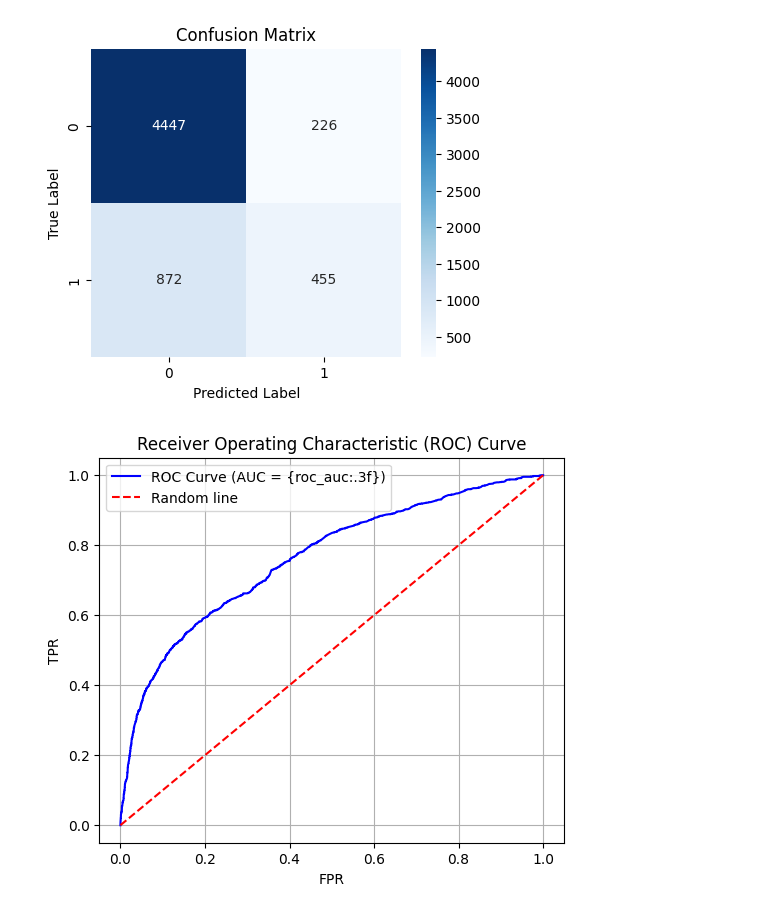
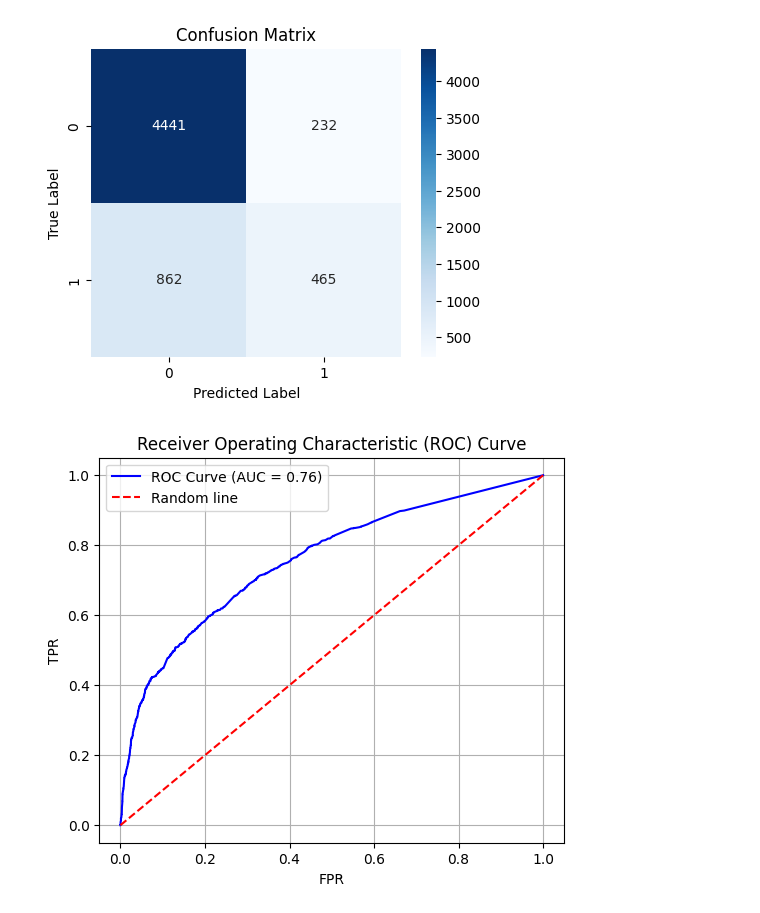
Before and after one commit to kanika-07cs/Task16-15.10.25-, a Jupyter notebook: Task.ipynb, the cells around one changed output. Cells and saved outputs as stored; diff of their text form; code cells hidden in the pictures.

```diff
--- a/Task.ipynb
+++ b/Task.ipynb
@@ -215,14 +215,15 @@ scaler = StandardScaler()
 X_train_scaled = scaler.fit_transform(X_train)
 X_test_scaled = scaler.transform(X_test)
 # %%
-base_estimator = DecisionTreeClassifier(max_depth=1, random_state=42)
+base_estimator = DecisionTreeClassifier(max_depth=2,random_state=42)
 ada = AdaBoostClassifier(estimator=base_estimator,random_state=42)
 # %%
 param_grid = {
-    'n_estimators': [50, 100, 200, 300,500],
-    'learning_rate': [0.01, 0.05, 0.1, 0.5, 1]
+    'n_estimators': [100, 250, 500,1000],
+    'learning_rate': [0.01, 0.05, 0.1]
 }
-grid_search = GridSearchCV(estimator=ada,param_grid=param_grid,cv=10,n_jobs=-1,verbose=2)
-grid_search.fit(X_train_scaled, y_train)
+cv = StratifiedKFold(n_splits=10, shuffle=True, random_state=42)
+grid_search = GridSearchCV(estimator=ada,param_grid=param_grid,cv=cv,n_jobs=-1,verbose=2)
+grid_search.fit(X_train, y_train)
 print("Best Parameters:", grid_search.best_params_)
 # %% [output]
@@ -231,6 +232,6 @@ Best Parameters: {'learning_rate': 0.5, 'n_estimators': 100}
 # %%
 best_ada = grid_search.best_estimator_
-best_ada.fit(X_train_scaled, y_train)
+best_ada.fit(X_train, y_train)
 y_pred = best_ada.predict(X_test_scaled)
 y_pred_prob = best_ada.predict_proba(X_test_scaled)[:, 1]
 acc = accuracy_score(y_test, y_pred)
@@ -265,13 +266,13 @@ plt.show()
 # %%
 fpr, tpr, thresholds = roc_curve(y_test, y_pred_prob)
 plt.figure(figsize=(6,5))
-plt.plot(fpr, tpr, color='blue', label='ROC Curve (AUC = {roc_auc:.3f})')
+plt.plot(fpr, tpr, color='blue', label=f'ROC Curve (AUC = {roc_auc:.2f})')
 plt.plot([0, 1], [0, 1], color='red', linestyle='--',label="Random line")
 plt.xlabel('FPR')
 plt.ylabel('TPR')
 plt.title('Receiver Operating Characteristic (ROC) Curve')
 plt.legend()
 plt.grid(True)
 plt.show()
 # %% [output]
-[figure, old version]
+[figure, new version]
```
Also changed, not shown: parts of 3 cells of this notebook.
